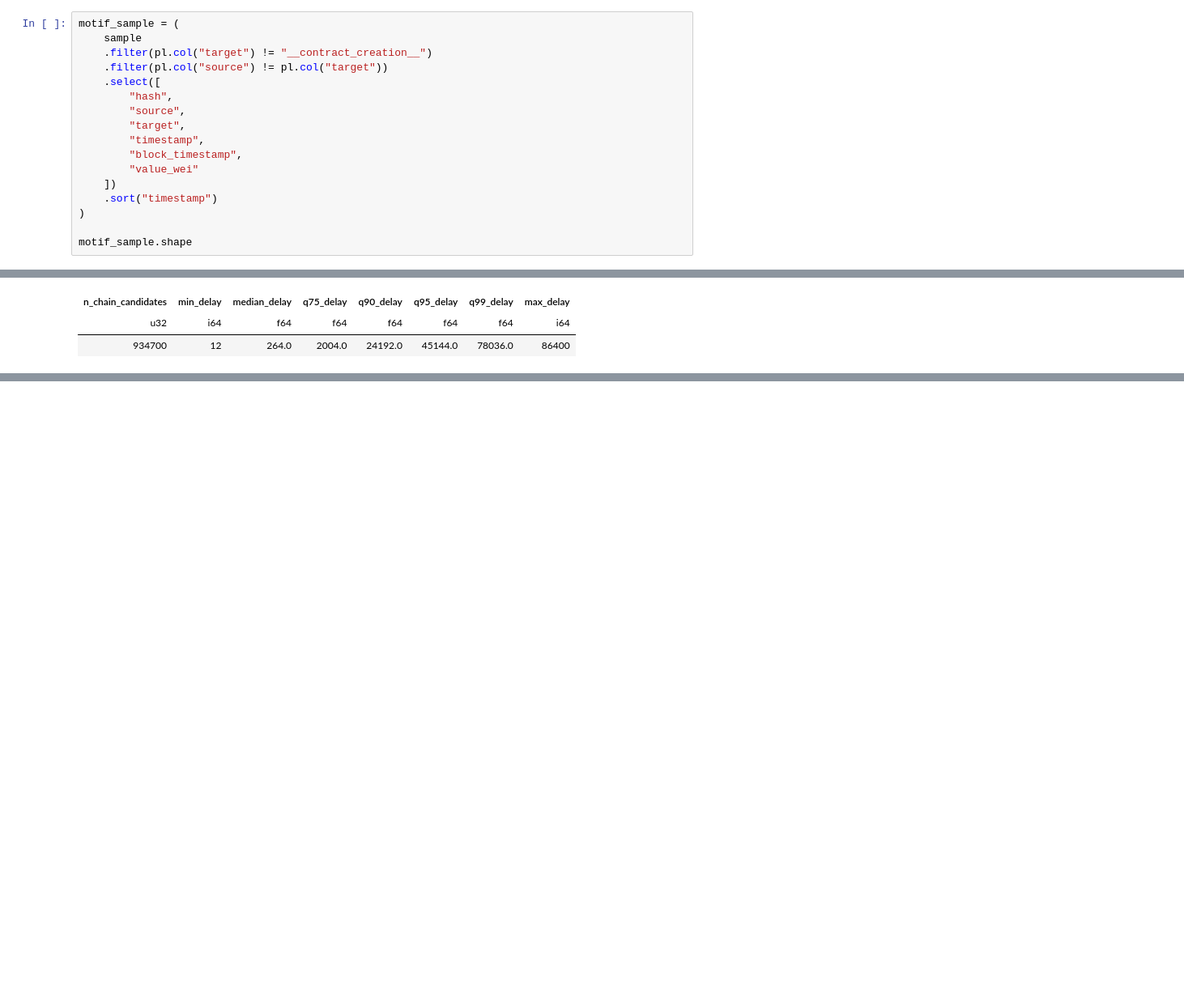
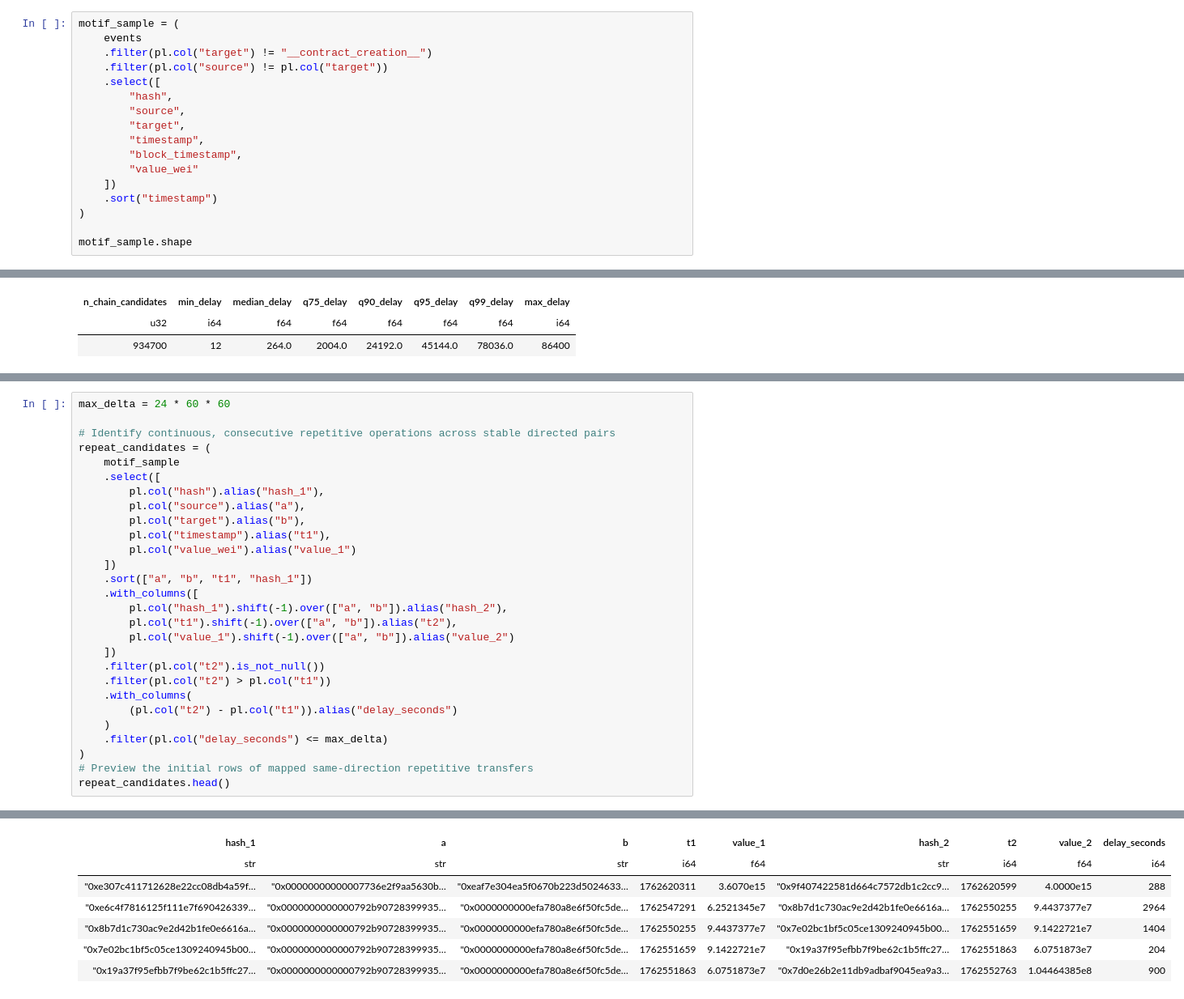
Before and after one commit to Nefeli-Apostolou/GM-Project---Fraud-Detection, a Jupyter notebook: time_motifs_communities.ipynb, the cells around one changed output, grey strips where cells are left out. Shown at 81% size. Saved outputs shown, nothing was run; the diff lists cells and outputs as text; blank space fills up the shorter version.

```diff
--- a/time_motifs_communities.ipynb
+++ b/time_motifs_communities.ipynb
@@ -355,6 +348,6 @@ sample.shape
 # %%
 motif_sample = (
-    sample
+    events
     .filter(pl.col("target") != "__contract_creation__")
     .filter(pl.col("source") != pl.col("target"))
     .select([
@@ -680,0 +712,29 @@ shape: (5, 6)
+# %%
+max_delta = 24 * 60 * 60
+
+# Identify continuous, consecutive repetitive operations across stable directed pairs
+repeat_candidates = (
+    motif_sample
+    .select([
+        pl.col("hash").alias("hash_1"),
+        pl.col("source").alias("a"),
+        pl.col("target").alias("b"),
+        pl.col("timestamp").alias("t1"),
+        pl.col("value_wei").alias("value_1")
+    ])
+    .sort(["a", "b", "t1", "hash_1"])
+    .with_columns([
+        pl.col("hash_1").shift(-1).over(["a", "b"]).alias("hash_2"),
+        pl.col("t1").shift(-1).over(["a", "b"]).alias("t2"),
+        pl.col("value_1").shift(-1).over(["a", "b"]).alias("value_2")
+    ])
+    .filter(pl.col("t2").is_not_null())
+    .filter(pl.col("t2") > pl.col("t1"))
+    .with_columns(
+        (pl.col("t2") - pl.col("t1")).alias("delay_seconds")
+    )
+    .filter(pl.col("delay_seconds") <= max_delta)
+)
+# Preview the initial rows of mapped same-direction repetitive transfers
+repeat_candidates.head()
+# %% [output]
@@ -680,0 +742,7 @@ shape: (5, 6)
+| hash_1 | a | b | t1 | value_1 | hash_2 | t2 | value_2 | delay_seconds |
+| str | str | str | i64 | f64 | str | i64 | f64 | i64 |
+| "0xe307c411712628e22cc08db4a59f… | "0x00000000000007736e2f9aa5630b… | "0xeaf7e304ea5f0670b223d5024633… | 1762620311 | 3.6070e15 | "0x9f407422581d664c7572db1c2cc9… | 1762620599 | 4.0000e15 | 288 |
+| "0xe6c4f7816125f111e7f690426339… | "0x0000000000000792b90728399935… | "0x0000000000efa780a8e6f50fc5de… | 1762547291 | 6.2521345e7 | "0x8b7d1c730ac9e2d42b1fe0e6616a… | 1762550255 | 9.4437377e7 | 2964 |
+| "0x8b7d1c730ac9e2d42b1fe0e6616a… | "0x0000000000000792b90728399935… | "0x0000000000efa780a8e6f50fc5de… | 1762550255 | 9.4437377e7 | "0x7e02bc1bf5c05ce1309240945b00… | 1762551659 | 9.1422721e7 | 1404 |
+| "0x7e02bc1bf5c05ce1309240945b00… | "0x0000000000000792b90728399935… | "0x0000000000efa780a8e6f50fc5de… | 1762551659 | 9.1422721e7 | "0x19a37f95efbb7f9be62c1b5ffc27… | 1762551863 | 6.0751873e7 | 204 |
+| "0x19a37f95efbb7f9be62c1b5ffc27… | "0x0000000000000792b90728399935… | "0x0000000000efa780a8e6f50fc5de… | 1762551863 | 6.0751873e7 | "0x7d0e26b2e11db9adbaf9045ea9a3… | 1762552763 | 1.04464385e8 | 900 |
```
Also changed, not shown: parts of 60 cells of this notebook, 3 other files.
